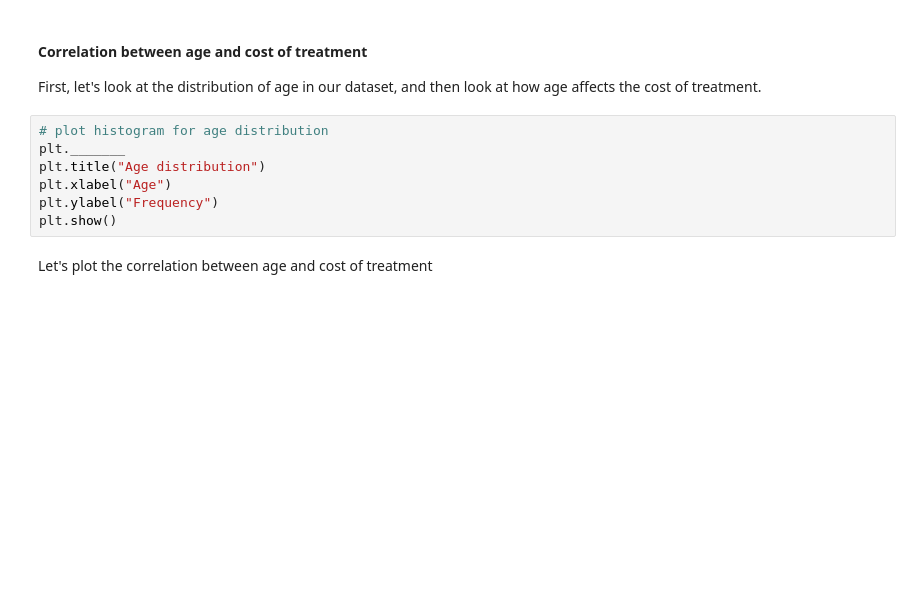
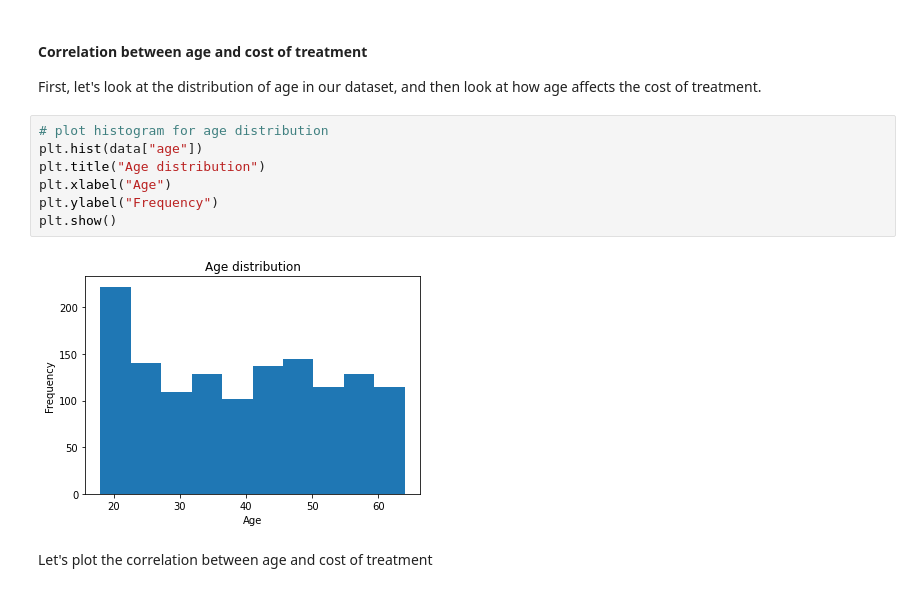
Before and after one commit to jalal-elzein/InsuranceCostPrediction, a Jupyter notebook: main.ipynb, the cells around one changed output. Drawn from its saved outputs; the diff is of its cells as text; blank space fills up the shorter version.

```diff
--- a/main.ipynb
+++ b/main.ipynb
@@ -184,11 +189,13 @@ Smoking patients spend more on treatment.
 First, let's look at the distribution of age in our dataset, and then look at how age affects the cost of treatment.
 # %%
 # plot histogram for age distribution
-plt._______
+plt.hist(data["age"])
 plt.title("Age distribution")
 plt.xlabel("Age")
 plt.ylabel("Frequency")
 plt.show()
+# %% [output]
+[figure, added]
 # %% [markdown]
 Let's plot the correlation between age and cost of treatment
 # %%
```
Also changed, not shown: parts of 26 cells of this notebook.
